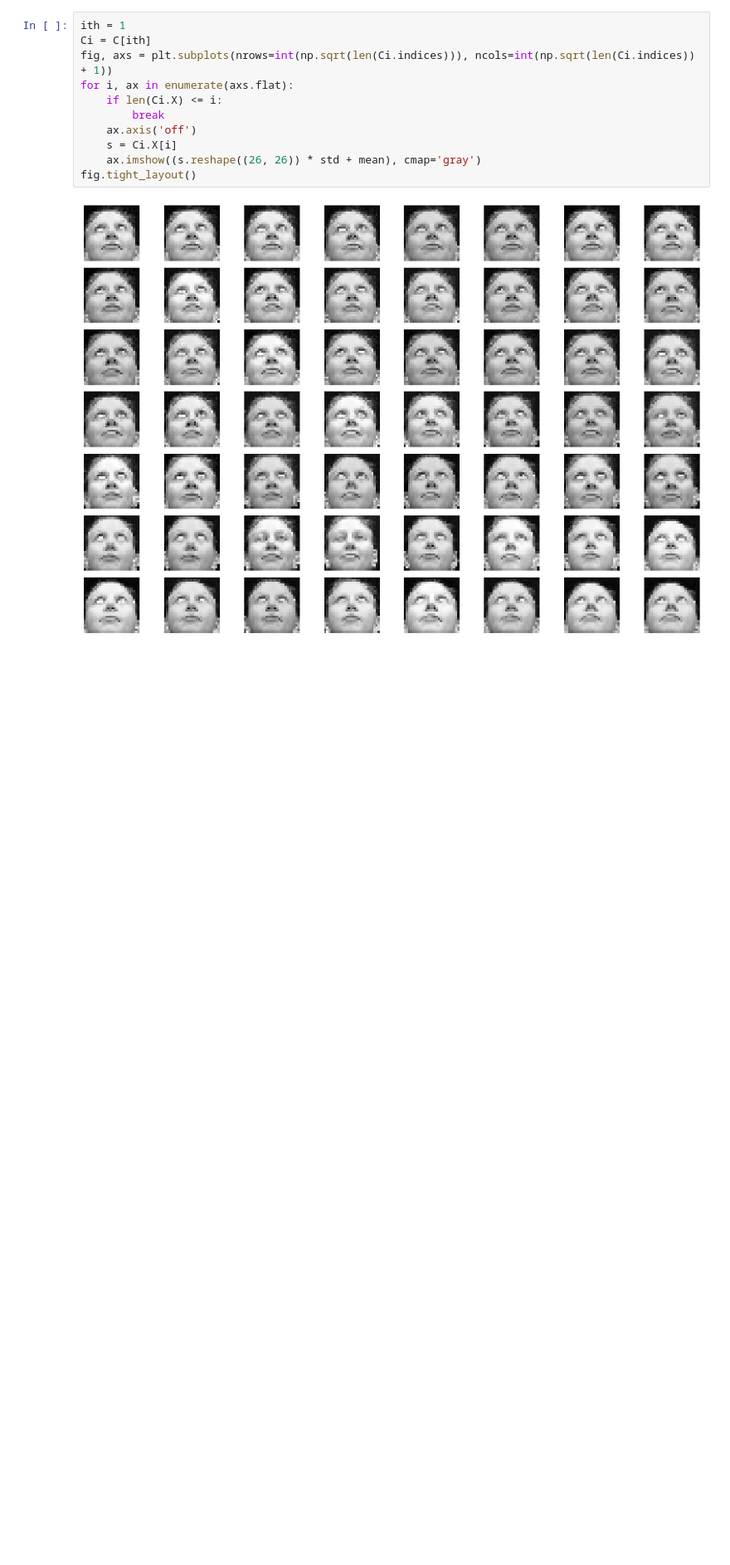
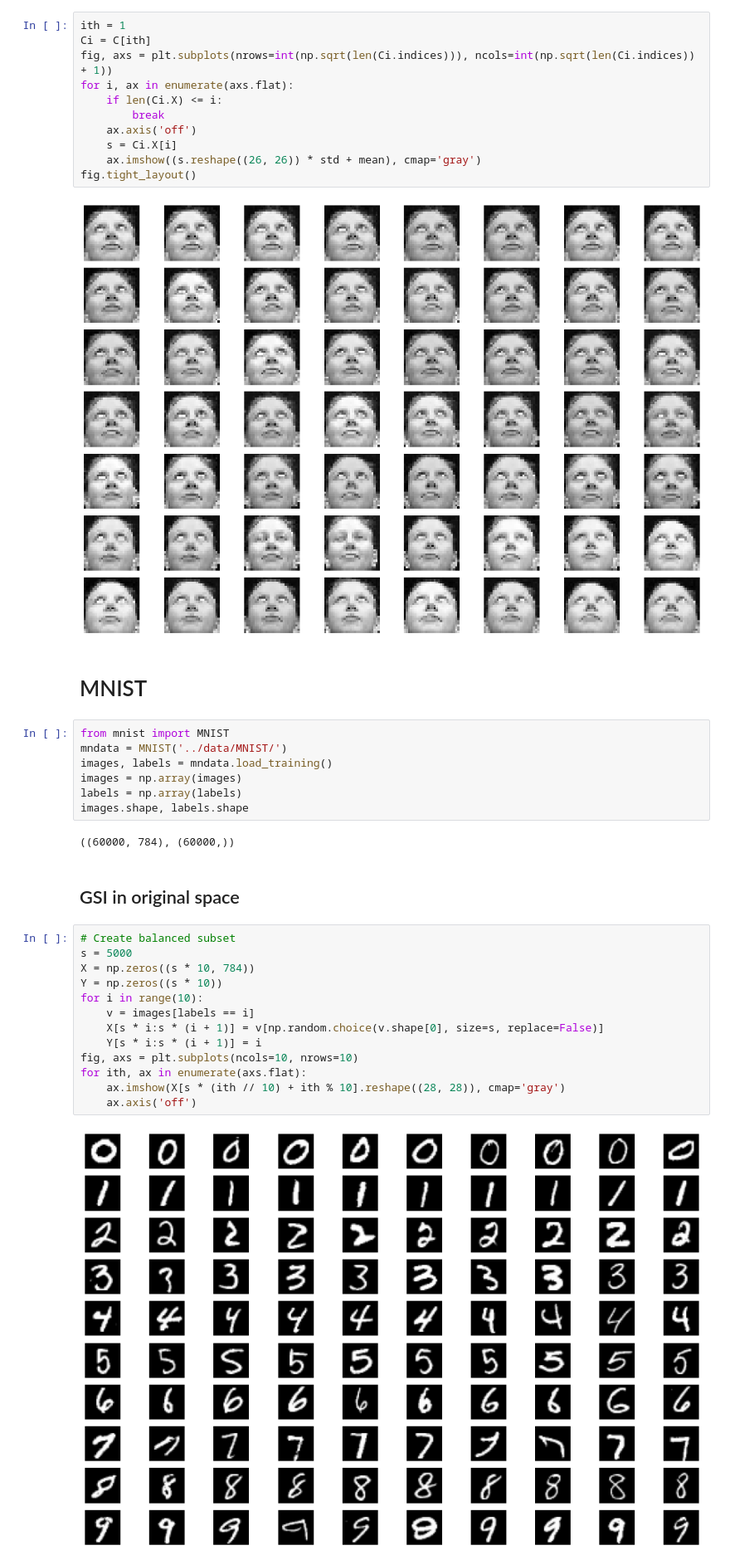
Before and after one commit to JunkyByte/ACDT, a Jupyter notebook: src/visual_saved.ipynb, the cells around one changed output. Shown at 83% size. Cells and saved outputs as stored; diff of their text form; blank space fills up the shorter version.

Commit message:
wip mnist

```diff
--- a/src/visual_saved.ipynb
+++ b/src/visual_saved.ipynb
@@ -154,3 +155,31 @@ for i, ax in enumerate(axs.flat):
 fig.tight_layout()
 # %% [output]
 [figure]
+# %% [markdown]
+# MNIST
+# %%
+from mnist import MNIST
+mndata = MNIST('../data/MNIST/')
+images, labels = mndata.load_training()
+images = np.array(images)
+labels = np.array(labels)
+images.shape, labels.shape
+# %% [output]
+((60000, 784), (60000,))
+# %% [markdown]
+## GSI in original space
+# %%
+# Create balanced subset
+s = 5000
+X = np.zeros((s * 10, 784))
+Y = np.zeros((s * 10))
+for i in range(10):
+    v = images[labels == i]
+    X[s * i:s * (i + 1)] = v[np.random.choice(v.shape[0], size=s, replace=False)]
+    Y[s * i:s * (i + 1)] = i
+fig, axs = plt.subplots(ncols=10, nrows=10)
+for ith, ax in enumerate(axs.flat):
+    ax.imshow(X[s * (ith // 10) + ith % 10].reshape((28, 28)), cmap='gray')
+    ax.axis('off')
+# %% [output]
+[figure, added]
```
Also changed, not shown: parts of 3 cells of this notebook, 2 other files.
